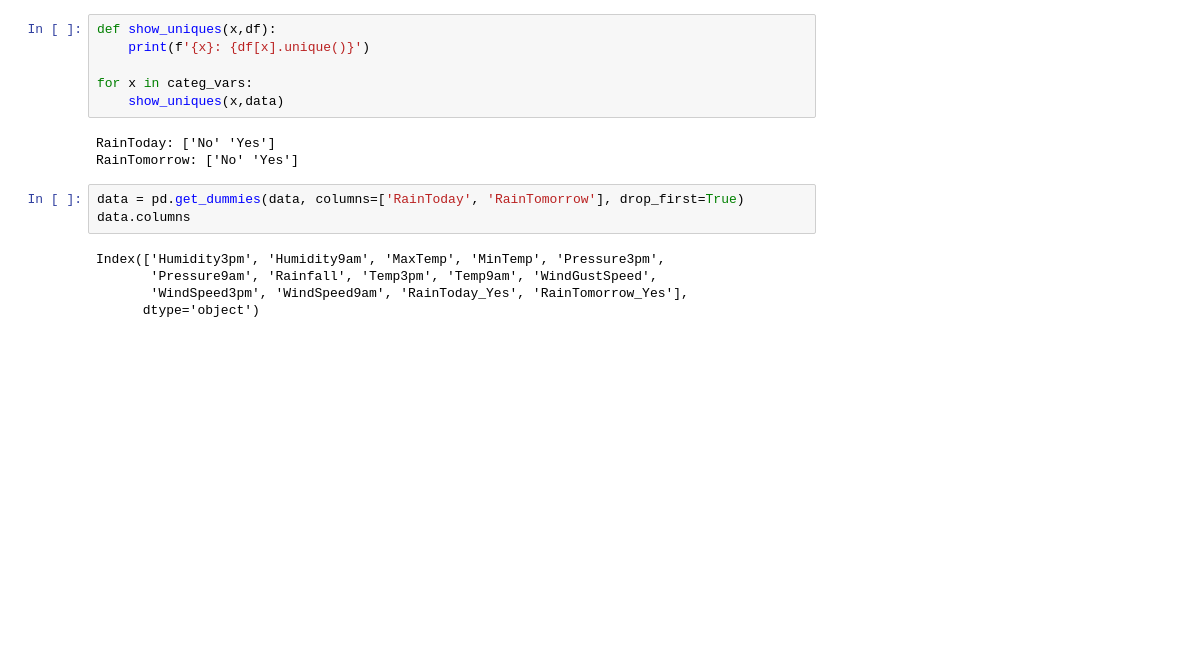
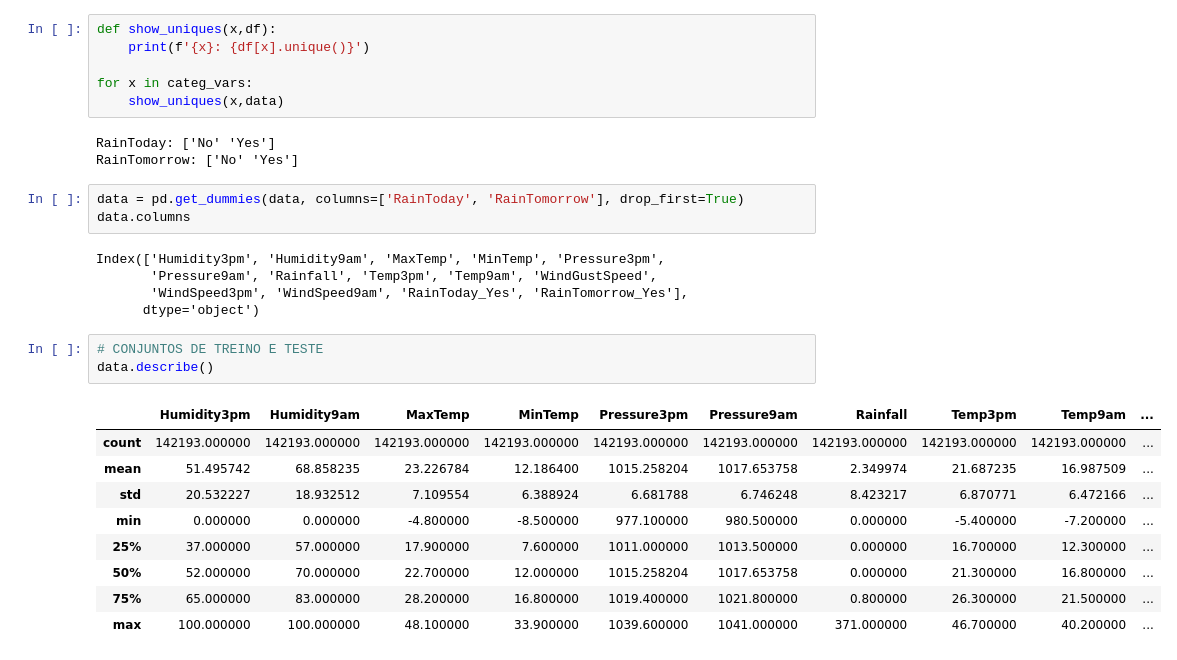
Before and after one commit to SauloEnock/Minicurso-Data-Science, a Jupyter notebook: pratica.ipynb, the cells around one changed output. Cells and saved outputs as stored; diff of their text form; blank space fills up the shorter version.

```diff
--- a/pratica.ipynb
+++ b/pratica.ipynb
@@ -250,3 +271,16 @@ Index(['Humidity3pm', 'Humidity9am', 'MaxTemp', 'MinTemp', 'Pressure3pm',
        'Pressure9am', 'Rainfall', 'Temp3pm', 'Temp9am', 'WindGustSpeed',
        'WindSpeed3pm', 'WindSpeed9am', 'RainToday_Yes', 'RainTomorrow_Yes'],
       dtype='object')
+# %%
+# CONJUNTOS DE TREINO E TESTE
+data.describe()
+# %% [output]
+|  | Humidity3pm | Humidity9am | MaxTemp | MinTemp | Pressure3pm | Pressure9am | Rainfall | Temp3pm | Temp9am | ... |
+| count | 142193.000000 | 142193.000000 | 142193.000000 | 142193.000000 | 142193.000000 | 142193.000000 | 142193.000000 | 142193.000000 | 142193.000000 | ... |
+| mean | 51.495742 | 68.858235 | 23.226784 | 12.186400 | 1015.258204 | 1017.653758 | 2.349974 | 21.687235 | 16.987509 | ... |
+| std | 20.532227 | 18.932512 | 7.109554 | 6.388924 | 6.681788 | 6.746248 | 8.423217 | 6.870771 | 6.472166 | ... |
+| min | 0.000000 | 0.000000 | -4.800000 | -8.500000 | 977.100000 | 980.500000 | 0.000000 | -5.400000 | -7.200000 | ... |
+| 25% | 37.000000 | 57.000000 | 17.900000 | 7.600000 | 1011.000000 | 1013.500000 | 0.000000 | 16.700000 | 12.300000 | ... |
+| 50% | 52.000000 | 70.000000 | 22.700000 | 12.000000 | 1015.258204 | 1017.653758 | 0.000000 | 21.300000 | 16.800000 | ... |
+| 75% | 65.000000 | 83.000000 | 28.200000 | 16.800000 | 1019.400000 | 1021.800000 | 0.800000 | 26.300000 | 21.500000 | ... |
+| max | 100.000000 | 100.000000 | 48.100000 | 33.900000 | 1039.600000 | 1041.000000 | 371.000000 | 46.700000 | 40.200000 | ... |
```
Also changed, not shown: parts of 17 cells of this notebook.
